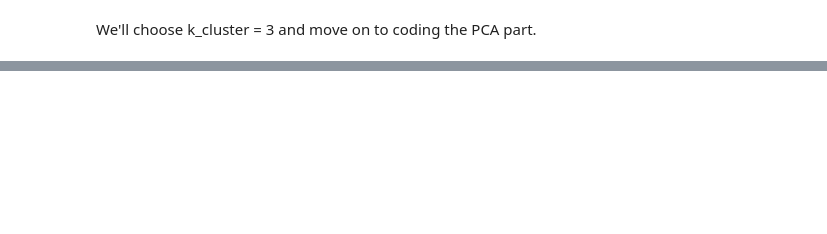
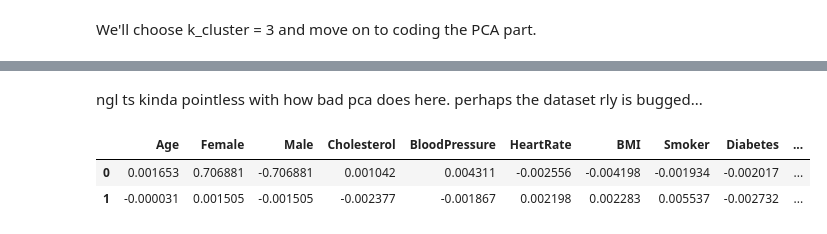
Before and after one commit to kchen3490/cmsc320-final, a Jupyter notebook: notebook.ipynb, the cells around one changed output, grey strips where cells are left out. Drawn from its saved outputs; the diff is of its cells as text; code cells hidden in the pictures; blank space fills up the shorter version.

```diff
--- a/notebook.ipynb
+++ b/notebook.ipynb
@@ -479,0 +531,22 @@ plot_clusters(X_pca, pca_labels, for_ml_heart_attack_df['Outcome'],
+# %%
+pca = PCA(n_components=2)
+X_pca = pca.fit_transform(X_scaled)
+
+
+distortions = []
+inertias = []
+K = range(1, 10)
+
+for k in K:
+    # ANSWER STARTING HERE
+    kmeans_model = KMeans(n_clusters=k)
+    kmeans_model.fit(X_pca)
+
+    # get distortions and inertias
+    distortions.append(sum(np.min(cdist(X_pca, kmeans_model.cluster_centers_, metric='euclidean')**2, axis=1)))
+    inertias.append(kmeans_model.inertia_)
+
+plt.plot(K, distortions)
+plt.xlabel('k')
+plt.ylabel('Distortion')
+plt.title("Elbow Method")
@@ -479,0 +575,11 @@ plot_clusters(X_pca, pca_labels, for_ml_heart_attack_df['Outcome'],
+# %% [markdown]
+ngl ts kinda pointless with how bad pca does here. perhaps the dataset rly is bugged...
+# %%
+components = pca.components_
+features = X.columns
+pca_loadings = pd.DataFrame(components, columns=features)
+pca_loadings
+# %% [output]
+|  | Age | Female | Male | Cholesterol | BloodPressure | HeartRate | BMI | Smoker | Diabetes | ... |
+| 0 | 0.001653 | 0.706881 | -0.706881 | 0.001042 | 0.004311 | -0.002556 | -0.004198 | -0.001934 | -0.002017 | ... |
+| 1 | -0.000031 | 0.001505 | -0.001505 | -0.002377 | -0.001867 | 0.002198 | 0.002283 | 0.005537 | -0.002732 | ... |
```
Also changed, not shown: parts of 14 cells of this notebook.
